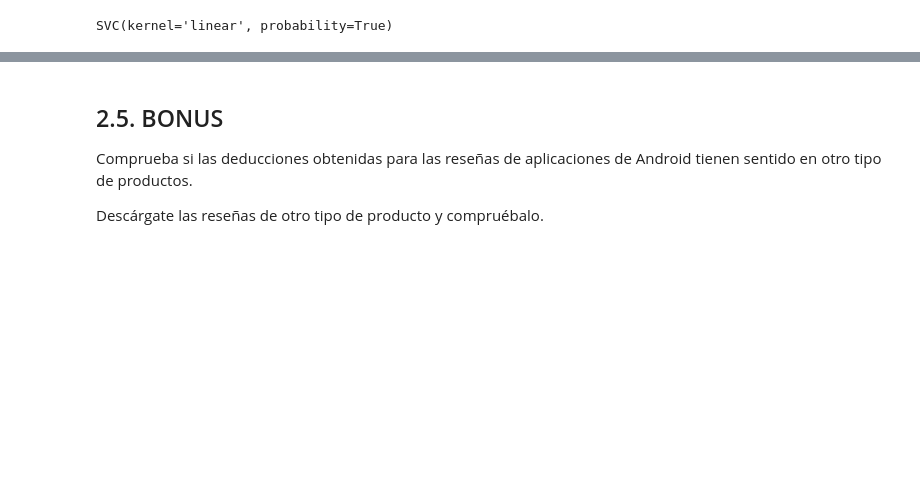
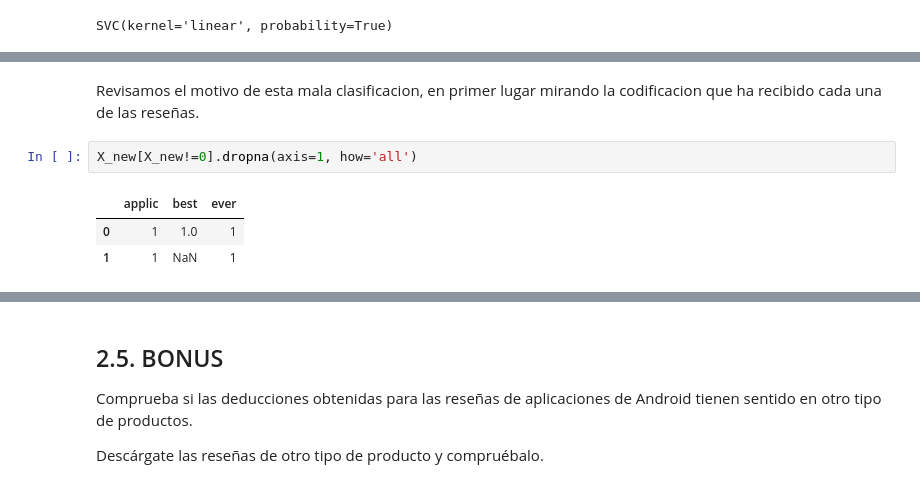
Before and after one commit to gvillalba86/AdvancedDataMininig, a Jupyter notebook: PEC3/20221_M2.855_PEC3_gvillalbaa.ipynb, the cells around one changed output, grey strips where cells are left out. Cells and saved outputs as stored; diff of their text form; blank space fills up the shorter version.

```diff
--- a/PEC3/20221_M2.855_PEC3_gvillalbaa.ipynb
+++ b/PEC3/20221_M2.855_PEC3_gvillalbaa.ipynb
@@ -1209,0 +1214,8 @@ Probamos nuevamente con una review "más negativa", para ver si el modelo es cap
+# %% [markdown]
+Revisamos el motivo de esta mala clasificacion, en primer lugar mirando la codificacion que ha recibido cada una de las reseñas.
+# %%
+X_new[X_new!=0].dropna(axis=1, how='all')
+# %% [output]
+|  | applic | best | ever |
+| 0 | 1 | 1.0 | 1 |
+| 1 | 1 | NaN | 1 |
```
Also changed, not shown: parts of 10 cells of this notebook, 1 other file.
